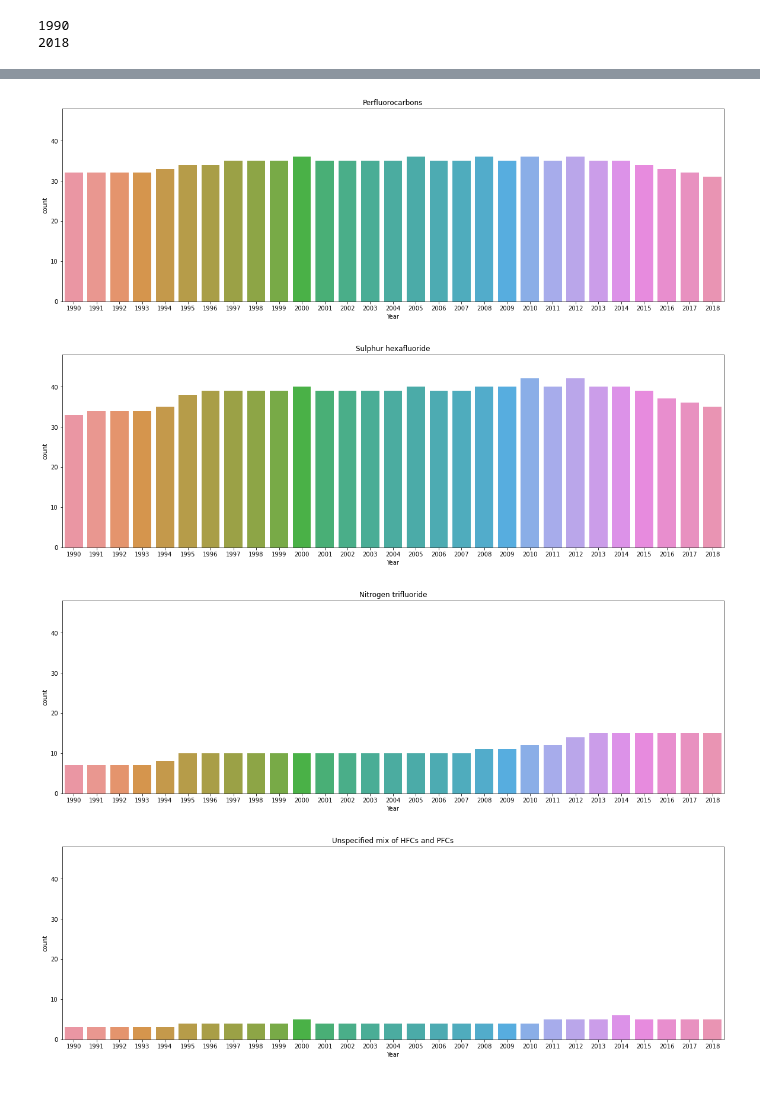
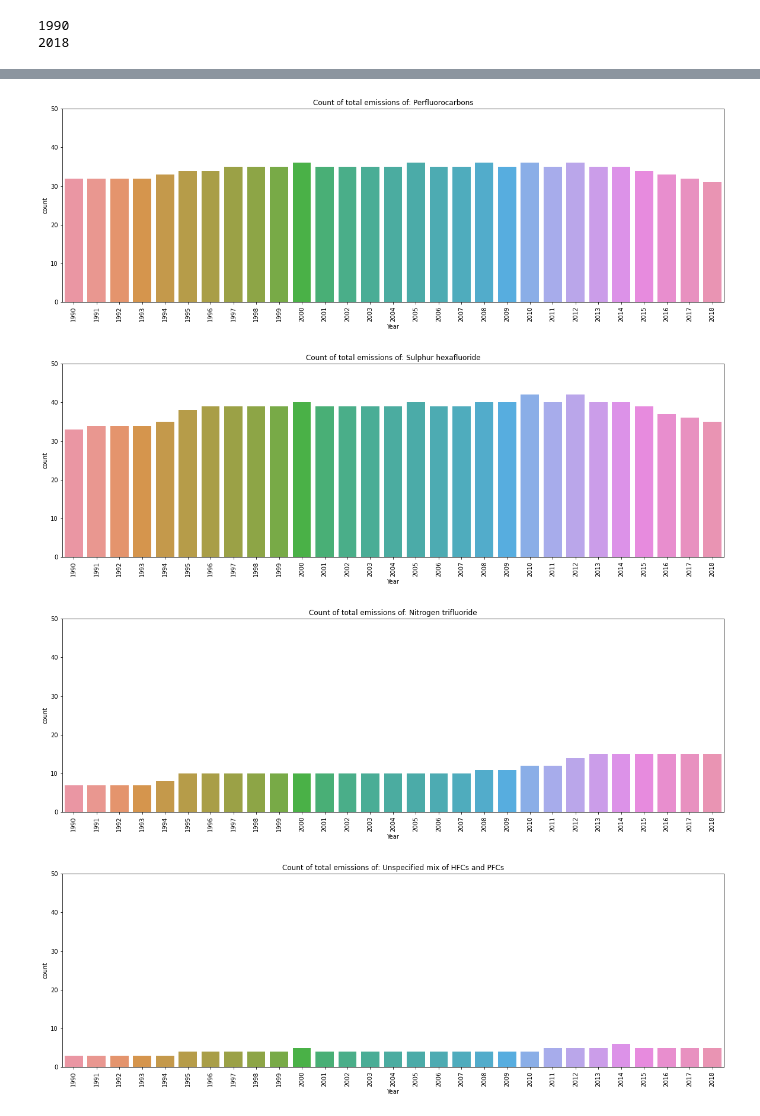
Before and after one commit to OpenGeoScales/ogs-data-exploration, a Jupyter notebook: notebooks/ghg-emissions/oecd/oecd-data-exploration.ipynb, the cells around one changed output, grey strips where cells are left out. Cells and saved outputs as stored; diff of their text form; code cells hidden in the pictures.

```diff
--- a/notebooks/ghg-emissions/oecd/oecd-data-exploration.ipynb
+++ b/notebooks/ghg-emissions/oecd/oecd-data-exploration.ipynb
@@ -76,3 +76,11 @@ n_countries = oecd_dataset["Country"].nunique()
 n_countries
 # %% [output]
 48
+# %%
+# Plot number of reports per country and per pollutant, taking "Total  emissions excluding LULUCF" as variable
+for i in range(len(pollutants)):
+    plt.figure(i, figsize=(20,6))
+    plt.title("Count of total emissions of: " + str(pollutants[i]))
+    sns.countplot(x="Country", data=oecd_dataset.loc[(oecd_dataset["Pollutant"]==pollutants[i]) & (oecd_dataset["VAR"]=="TOTAL")])
+    plt.ylim(0, 35)
+    plt.xticks(rotation='vertical')
@@ -86,10 +104,11 @@ print(oecd_dataset['Year'].max())
 1990
 2018
 # %%
-# Plot number of reporting countries per year and per pollutant, taking "Total  emissions excluding LULUCF" as variable
+# Plot number of reports per year and per pollutant, taking "Total  emissions excluding LULUCF" as variable
 for i in range(len(pollutants)):
     plt.figure(i, figsize=(20,6))
-    plt.title(pollutants[i])
+    plt.title("Count of total emissions of: " + str(pollutants[i]))
     sns.countplot(x="Year", data=oecd_dataset.loc[(oecd_dataset["Pollutant"]==pollutants[i]) & (oecd_dataset["VAR"]=="TOTAL")])
-    plt.ylim(0, n_countries)
+    plt.ylim(0, 50)
+    plt.xticks(rotation='vertical')
 # %% [output]
@@ -101,4 +120,4 @@ for i in range(len(pollutants)):
-[figure, old version]
+[figure, new version]
-[figure, old version]
+[figure, new version]
-[figure, old version]
+[figure, new version]
-[figure, old version]
+[figure, new version]
```
Also changed, not shown: parts of 2 cells of this notebook.
